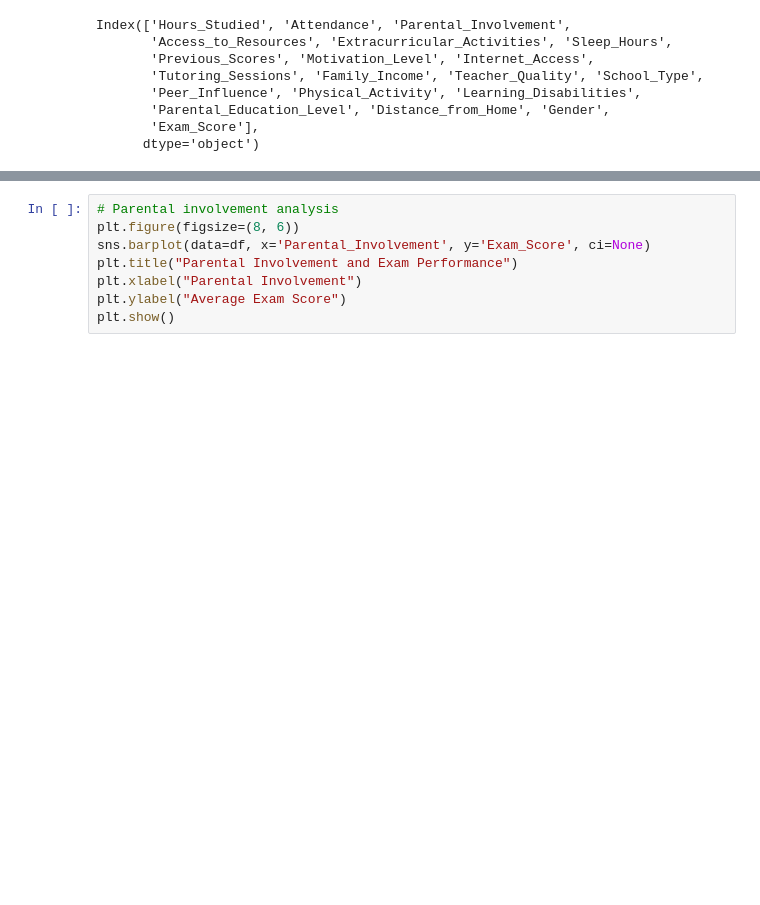
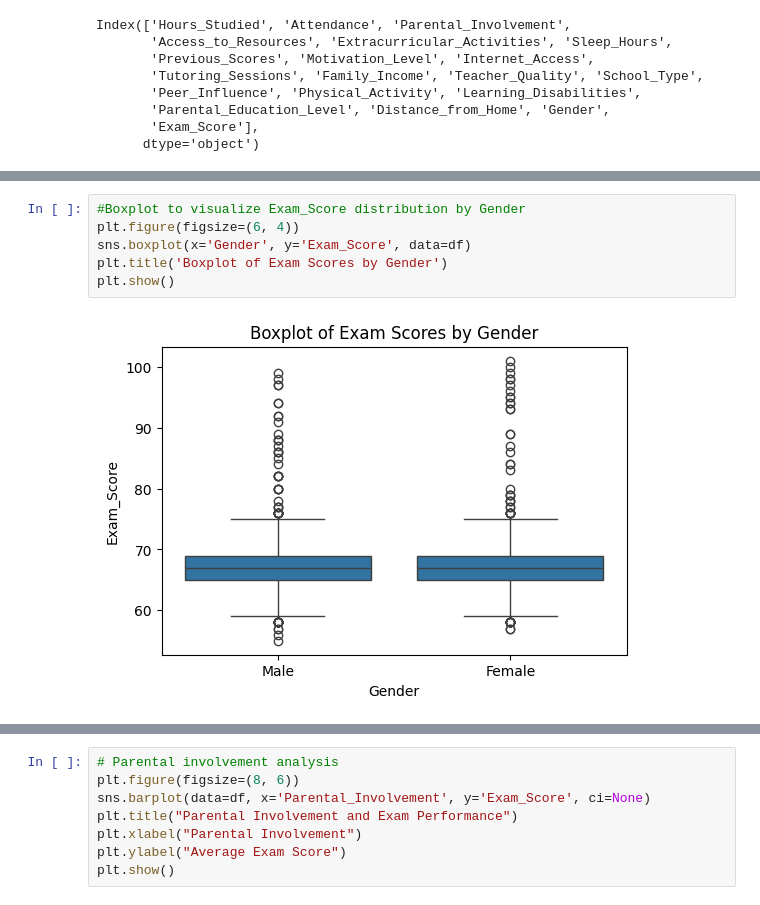
Before and after one commit to ANJANAMB1/Project, a Jupyter notebook: Student.ipynb, the cells around one changed output, grey strips where cells are left out. Drawn from its saved outputs; the diff is of its cells as text; blank space fills up the shorter version.

```diff
--- a/Student.ipynb
+++ b/Student.ipynb
@@ -255 +234,9 @@ for bars in ax.containers:
+# %%
+#Boxplot to visualize Exam_Score distribution by Gender
+plt.figure(figsize=(6, 4))
+sns.boxplot(x='Gender', y='Exam_Score', data=df)
+plt.title('Boxplot of Exam Scores by Gender')
+plt.show()
+# %% [output]
+[figure, added]
 # %%
```
Also changed, not shown: parts of 19 cells of this notebook.
